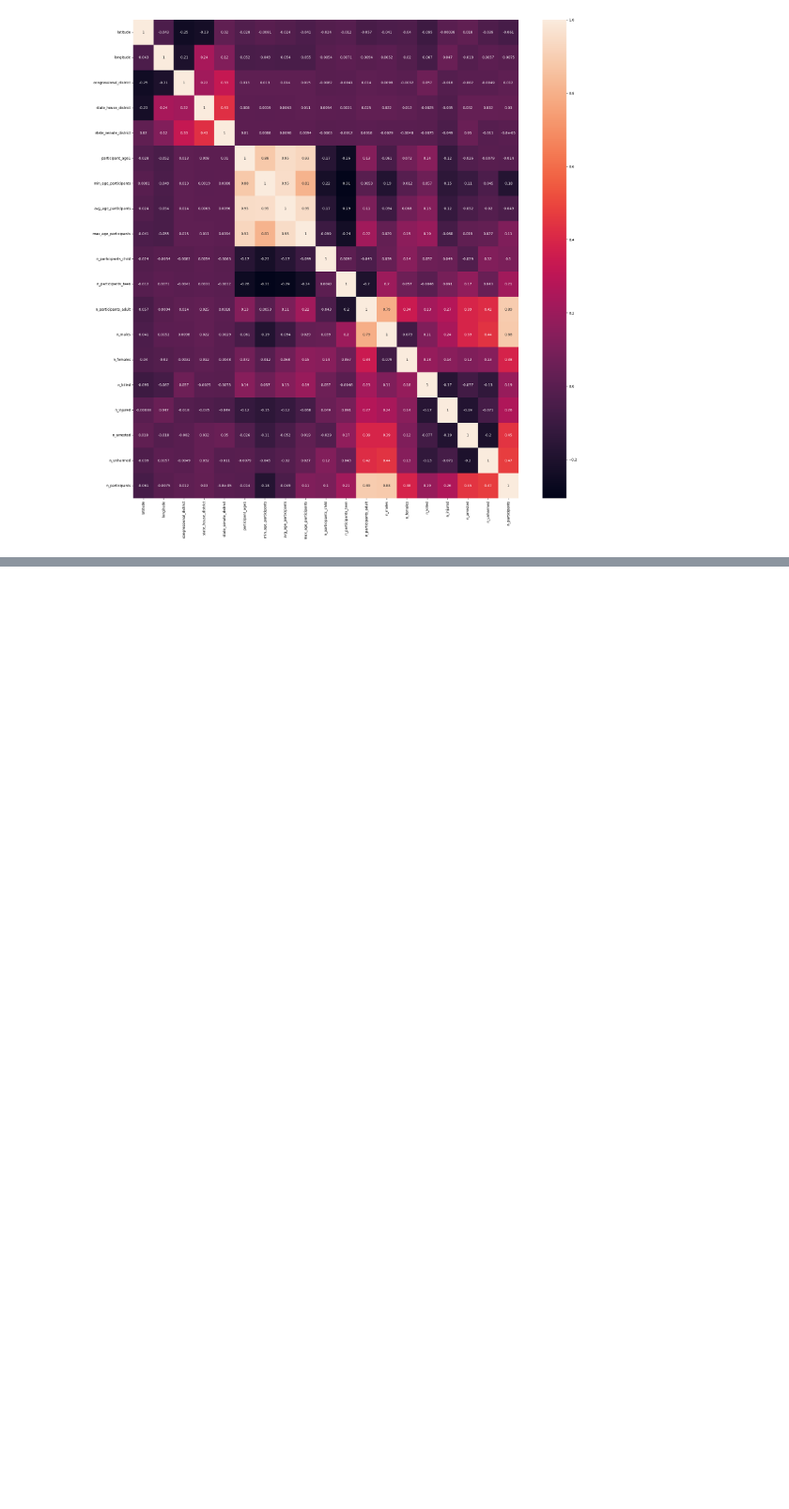
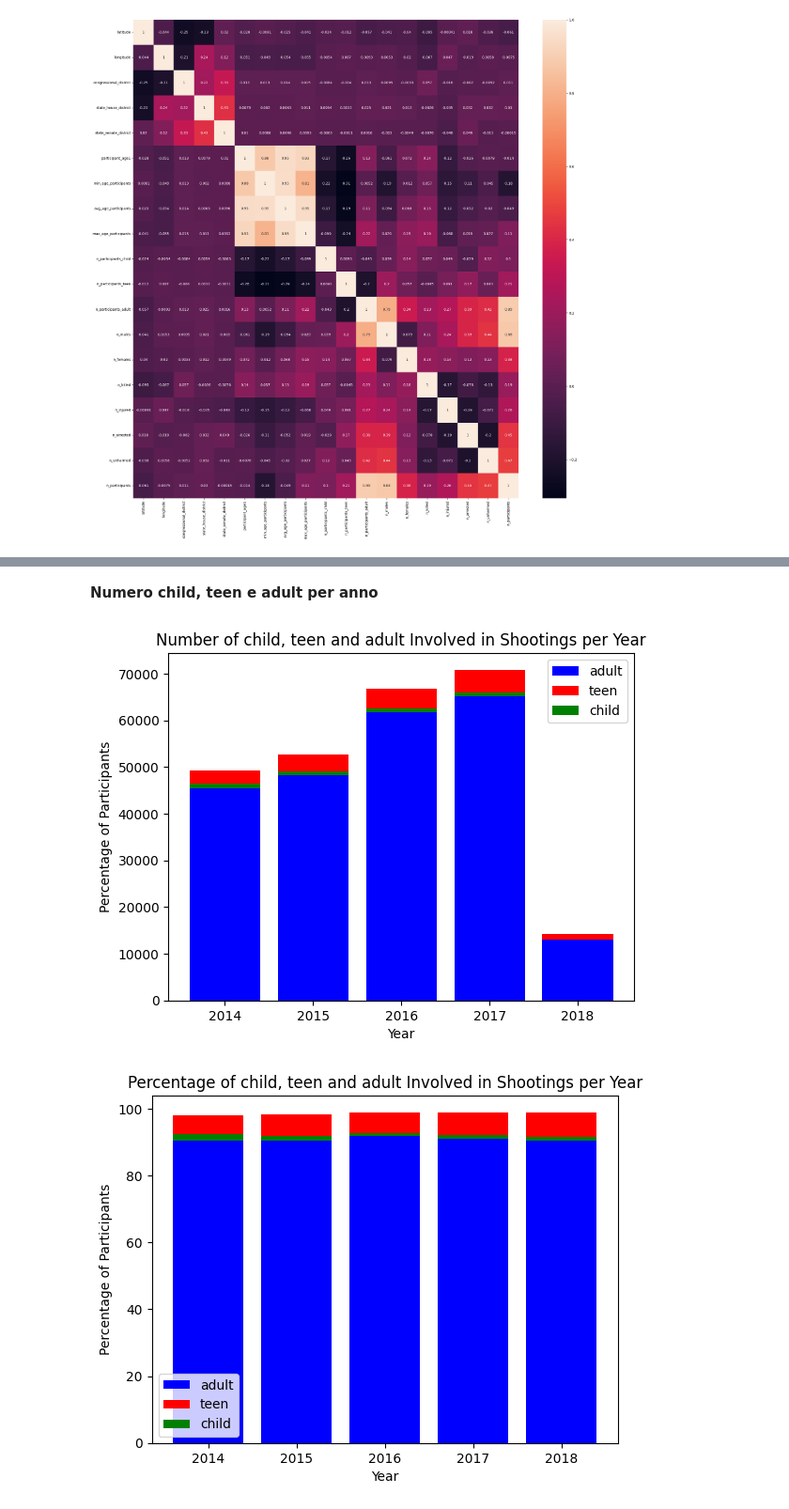
Before and after one commit to KamerC1/DM, a Jupyter notebook: src/data_preparation/ dataCleanedPlots.ipynb, the cells around one changed output, grey strips where cells are left out. Shown at 94% size. Saved outputs shown, nothing was run; the diff lists cells and outputs as text; code cells hidden in the pictures; blank space fills up the shorter version.

```diff
--- a/src/data_preparation/ dataCleanedPlots.ipynb
+++ b/src/data_preparation/ dataCleanedPlots.ipynb
@@ -510,0 +611,41 @@ plt.show()
+# %% [markdown]
+**Numero child, teen e adult per anno**
+# %%
+df = pd.read_csv('../../data/cluster.csv')
+df['date'] = pd.to_datetime(df['date'])
+
+df['year'] = df.date.dt.year
+
+
+# Calculate the total number of males and females involved in incidents for each month
+data = df.groupby(['year'])[['n_participants_child', 'n_participants_teen', 'n_participants_adult']].sum().reset_index()
+
+# Calculate the percentage of males and females involved in incidents for each month
+data['child_percentage'] = data['n_participants_child'] / (data['n_participants_child'] +data['n_participants_teen'] + data['n_participants_adult']) * 100
+data['teen_percentage'] = data['n_participants_teen'] / (data['n_participants_child'] +data['n_participants_teen'] + data['n_participants_adult']) * 100
+data['adult_percentage'] = data['n_participants_adult'] / (data['n_participants_child'] +data['n_participants_teen'] + data['n_participants_adult']) * 100
+
+plt.figure()
+plt.bar(data.year, data.n_participants_adult, color='blue')
+plt.bar(data.year, data.n_participants_teen, bottom=data.n_participants_adult, color='red')
+plt.bar(data.year, data.n_participants_child, bottom=data.n_participants_adult, color='green')
+plt.xlabel('Year')
+plt.title('Number of child, teen and adult Involved in Shootings per Year')
+plt.ylabel('Percentage of Participants')
+plt.legend(['adult', 'teen' , 'child'])
+
+# Create a separate bar chart to show the percentage of males and females involved in shootings for each year
+plt.figure()
+plt.bar(data.year, data.adult_percentage, color='blue')
+plt.bar(data.year, data.teen_percentage, bottom=data.adult_percentage, color='red')
+plt.bar(data.year, data.child_percentage, bottom=data.adult_percentage, color='green')
+plt.xlabel('Year')
+plt.title('Percentage of child, teen and adult Involved in Shootings per Year')
+plt.ylabel('Percentage of Participants')
+plt.legend(['adult', 'teen' , 'child'])
+
+# Show the plot
+plt.show()
+# %% [output]
+[figure, added]
+[figure, added]
```
Also changed, not shown: parts of 8 cells of this notebook, 1 other file.
